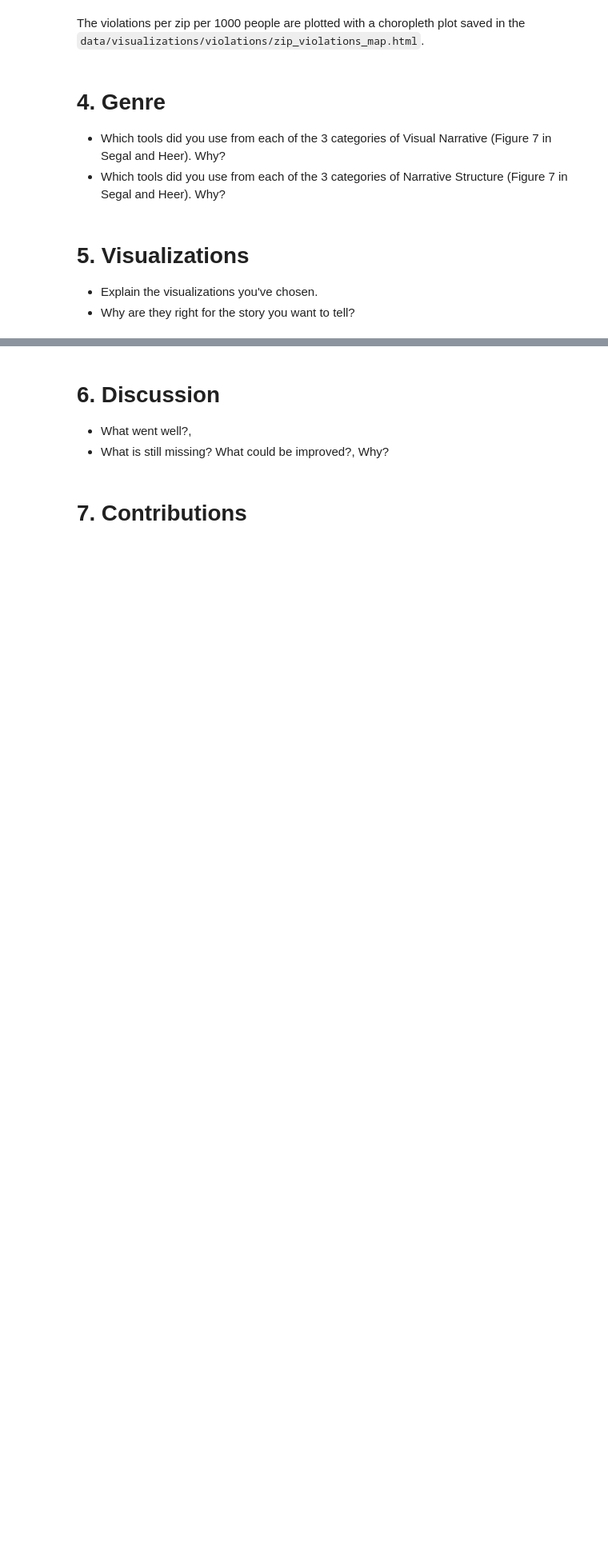
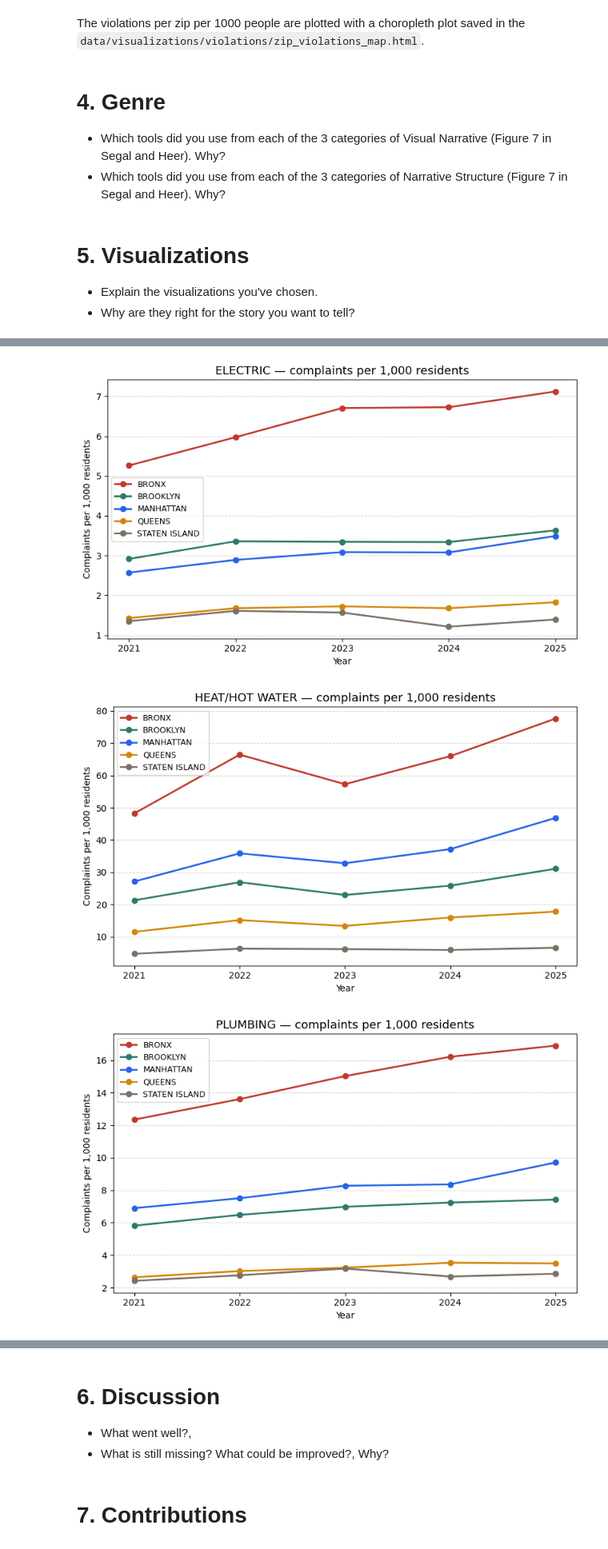
Before and after one commit to mariatmvendas/sdata_project, a Jupyter notebook: final_notebook.ipynb, the cells around one changed output, grey strips where cells are left out. Shown at 80% size. Saved outputs shown, nothing was run; the diff lists cells and outputs as text; code cells hidden in the pictures; blank space fills up the shorter version.

Commit message:
plots separated

```diff
--- a/final_notebook.ipynb
+++ b/final_notebook.ipynb
@@ -753,0 +711,41 @@ for comp in complaints:
+# %%
+borough_colors = {
+    "BRONX":         "#c0392b",
+    "BROOKLYN":      "#2c7a6b",
+    "MANHATTAN":     "#2563eb",
+    "QUEENS":        "#d4860a",
+    "STATEN ISLAND": "#7a7166"
+}
+
+grouped = (df_complaints.groupby(["borough", "year", "complaint_type"])
+           .size().reset_index(name="count"))
+
+grouped["per_1000"] = grouped.apply(
+    lambda row: (row["count"] / borough_pop[row["borough"].upper()]) * 1000,
+    axis=1
+)
+
+complaints = grouped["complaint_type"].unique()
+years = sorted(grouped["year"].unique())
+
+for comp in complaints:
+    fig, ax = plt.subplots(figsize=(8, 5))
+    df_c = grouped[grouped["complaint_type"] == comp]
+
+    for borough in df_c["borough"].unique():
+        df_b = df_c[df_c["borough"] == borough]
+        ax.plot(df_b["year"], df_b["per_1000"], marker='o', linewidth=2,
+                label=borough, color=borough_colors.get(borough, "gray"))
+
+    ax.set_title(f"{comp} — complaints per 1,000 residents", fontsize=13)
+    ax.set_xlabel("Year")
+    ax.set_ylabel("Complaints per 1,000 residents")
+    ax.grid(axis='y', linestyle='--', alpha=0.5)
+    ax.set_xticks(years)
+    ax.legend(fontsize=9)
+    plt.tight_layout()
+    plt.show()
+# %% [output]
+[figure, added]
+[figure, added]
+[figure, added]
```
Also changed, not shown: parts of 3 cells of this notebook.
